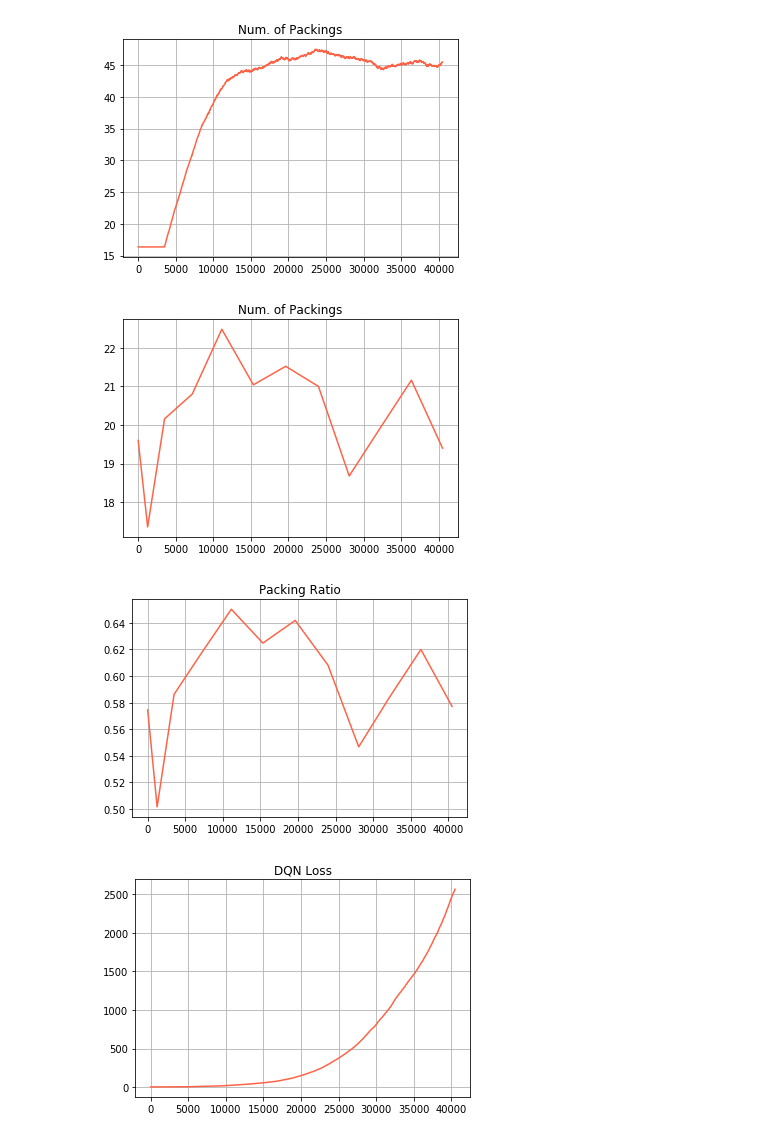
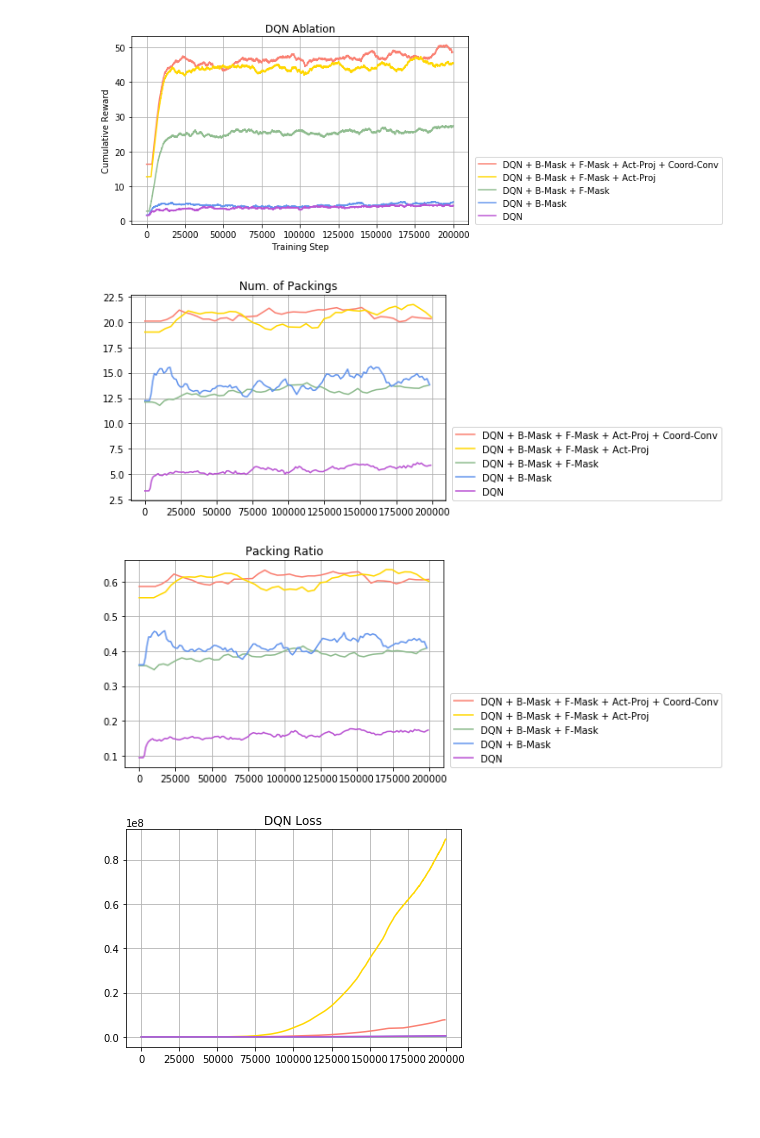
Before and after one commit to hogunkee/PalletLoading_skt, a Jupyter notebook: Results.ipynb, the cells around one changed output. Saved outputs shown, nothing was run; the diff lists cells and outputs as text; code cells hidden in the pictures; blank space fills up the shorter version.

```diff
--- a/Results.ipynb
+++ b/Results.ipynb
@@ -13,60 +13,95 @@ def smoothing(list_, n_smooth=500):
     return smoothed_list_
 
 
-def plot_graph(x_values, y_values, color_, title_):
-    plt.plot(x_values, y_values, c=color_)
+def plot_graph(x_values, y_values, color_, title_, xlabel_=None, ylabel_=None, label_=None):
+    if label_ is None:
+        plt.plot(x_values, y_values, c=color_)
+    else:
+        plt.plot(x_values, y_values, c=color_, label=label_)
+        plt.legend(loc=(1.02,0.0))
+    if xlabel_ is not None:
+        plt.xlabel(xlabel_)
+    if ylabel_ is not None:
+        plt.ylabel(ylabel_)
     plt.title(title_)
     plt.grid(True)
 # %%
 result_dir = "./results/board/"
-model_list = ["FCDQN_1122_1207"]
-color_list = ["tomato", "orange"]
+model_list = ["FCDQN_version5", "FCDQN_version4", "FCDQN_version3", "FCDQN_version2", "FCDQN_version1"]
+color_list = ["salmon", "gold", "darkseagreen", "cornflowerblue", "mediumorchid"]
 
-plt.figure(figsize=(6,4))
+label_list = [None]*len(model_list)
+label_list = [
+    "DQN + B-Mask + F-Mask + Act-Proj + Coord-Conv",
+    "DQN + B-Mask + F-Mask + Act-Proj",
+    "DQN + B-Mask + F-Mask",
+    "DQN + B-Mask",
+    "DQN"
+ ]
+
+
+plt.figure(figsize=(7,4))
 
 
 for model_idx, model_name in enumerate(model_list):
     result_file = result_dir + model_name + ".npy"
     result_ = np.load(result_file, allow_pickle=True)
 
     testlens_ = result_[0]
     testlens_ = smoothing(testlens_)
 
     eplens_ = result_[2]
     cumlens_ = np.cumsum(eplens_)
 
-    plot_graph(cumlens_, testlens_, color_list[model_idx], "Num. of Packings")
+    max_steps = int(2e5)
+    if cumlens_[-1] > max_steps:
+        last_idx = np.sum(np.where(cumlens_<max_steps, 1, 0))
+        testlens_ = testlens_[:last_idx]
+        cumlens_ = cumlens_[:last_idx]
 
+    plot_graph(cumlens_, testlens_, color_list[model_idx],
+               "DQN Ablation", xlabel_="Training Step", ylabel_="Cumulative Reward", label_=label_list[model_idx])
+plt.show()
 
-plt.show()
 
 for model_idx, model_name in enumerate(model_list):
     result_file = result_dir + model_name + ".npy"
     result_ = np.load(result_file, allow_pickle=True)
 
     testlens_ = result_[3]
-    eplens_ = result_[5]
+    testlens_ = smoothing(testlens_, 5)
+    eplens_ = np.array(result_[5])
 
-    plot_graph(eplens_, testlens_, color_list[model_idx], "Num. of Packings")
+    max_steps = int(2e5)
+    if eplens_[-1] > max_steps:
+        last_idx = np.sum(np.where(eplens_<max_steps, 1, 0))
+        testlens_ = testlens_[:last_idx]
+        eplens_ = eplens_[:last_idx]
 
+    plot_graph(eplens_, testlens_, color_list[model_idx], "Num. of Packings", label_=label_list[model_idx])
+plt.show()
 
-plt.show()
 
 for model_idx, model_name in enumerate(model_list):
     result_file = result_dir + model_name + ".npy"
     result_ = np.load(result_file, allow_pickle=True)
 
     testlens_ = result_[4]
-    eplens_ = result_[5]
+    testlens_ = smoothing(testlens_, 5)
+    eplens_ = np.array(result_[5])
 
-    plot_graph(eplens_, testlens_, color_list[model_idx], "Packing Ratio")
+    max_steps = int(2e5)
+    if eplens_[-1] > max_steps:
+        last_idx = np.sum(np.where(eplens_<max_steps, 1, 0))
+        testlens_ = testlens_[:last_idx]
+        eplens_ = eplens_[:last_idx]
 
-
+    plot_graph(eplens_, testlens_, color_list[model_idx], "Packing Ratio", label_=label_list[model_idx])
 plt.show()
 # %% [output]
-[figure, old version]
+[figure, new version]
-[figure, old version]
+[figure, new version]
-[figure, old version]
+[figure, new version]
 # %%
 plt.figure(figsize=(6,4))
 
@@ -80,7 +115,12 @@ for model_idx, model_name in enumerate(model_list):
     eplens_ = result_[2]
     cumlens_ = np.cumsum(eplens_)
 
-    n_data = len(rewards_)
+    max_steps = int(2e5)
+    if cumlens_[-1] > max_steps:
+        last_idx = np.sum(np.where(cumlens_<max_steps, 1, 0))
+        losses_ = losses_[:last_idx]
+        cumlens_ = cumlens_[:last_idx]
+
 
     smoothed_losses_ = smoothing(losses_)
     plot_graph(cumlens_, smoothed_losses_, color_list[model_idx], "DQN Loss")
@@ -88,4 +128,4 @@ for model_idx, model_name in enumerate(model_list):
 
 plt.show()
 # %% [output]
-[figure, old version]
+[figure, new version]
```
Also changed, not shown: 8 other files.
